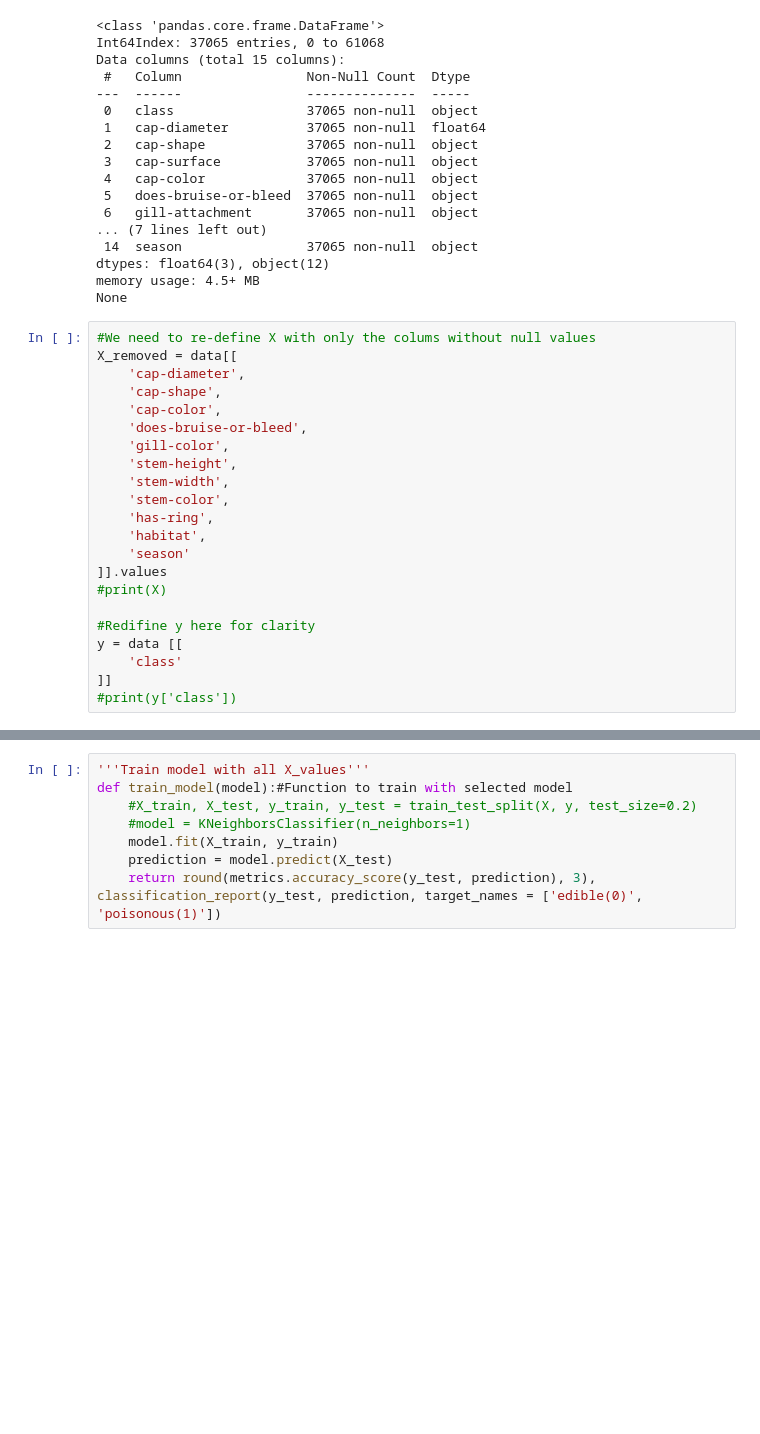
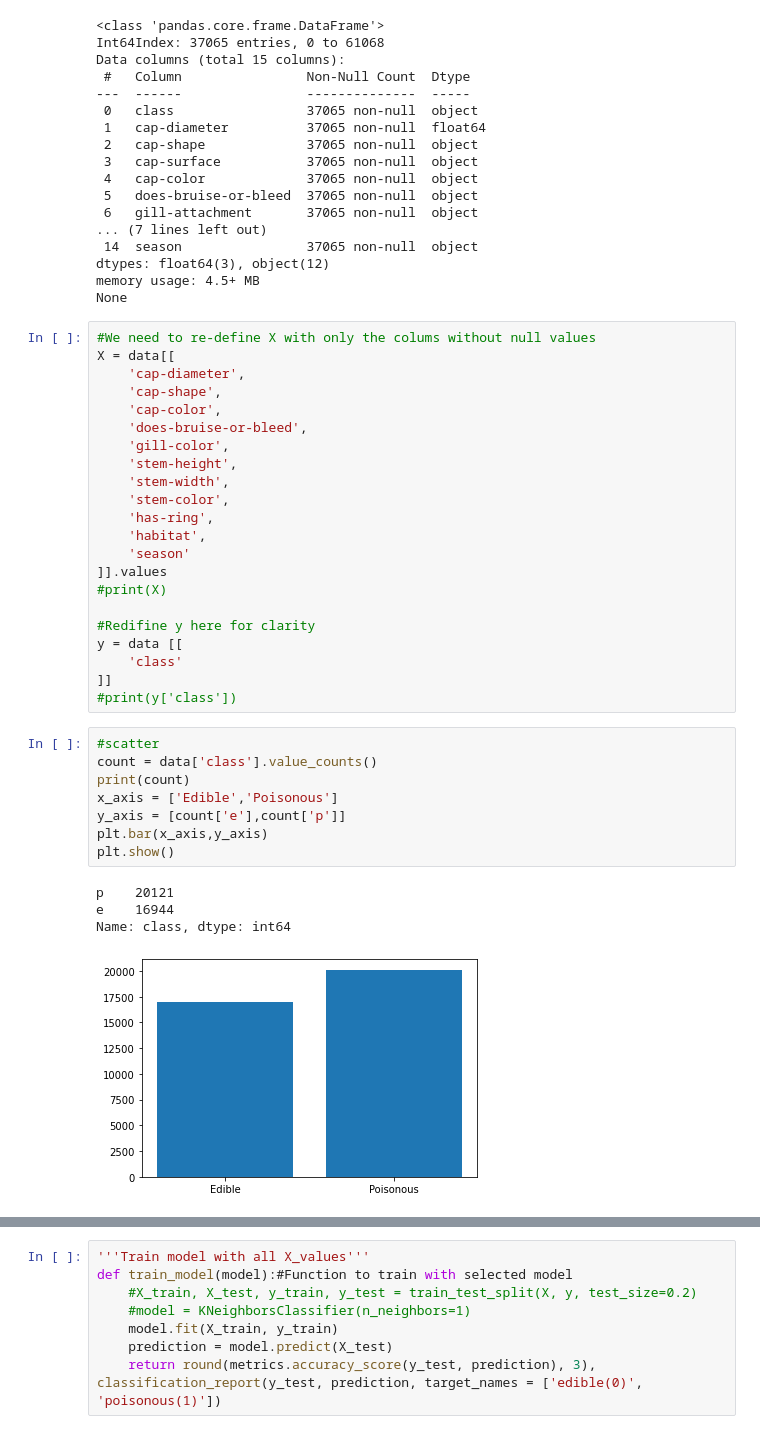
Before and after one commit to BenS13/MachineLearning, a Jupyter notebook: mushroom_data.ipynb, the cells around one changed output, grey strips where cells are left out. Cells and saved outputs as stored; diff of their text form; blank space fills up the shorter version.

```diff
--- a/mushroom_data.ipynb
+++ b/mushroom_data.ipynb
@@ -201,7 +156,7 @@ memory usage: 4.5+ MB
 None
 # %%
 #We need to re-define X with only the colums without null values
-X_removed = data[[
+X = data[[
     'cap-diameter',
     'cap-shape',
     'cap-color',
@@ -221,3 +176,16 @@ y = data [[
     'class'
 ]]
 #print(y['class'])
+# %%
+#scatter
+count = data['class'].value_counts()
+print(count)
+x_axis = ['Edible','Poisonous']
+y_axis = [count['e'],count['p']]
+plt.bar(x_axis,y_axis)
+plt.show()
+# %% [output]
+p    20121
+e    16944
+Name: class, dtype: int64
+[figure, added]
```
Also changed, not shown: parts of 17 cells of this notebook.
